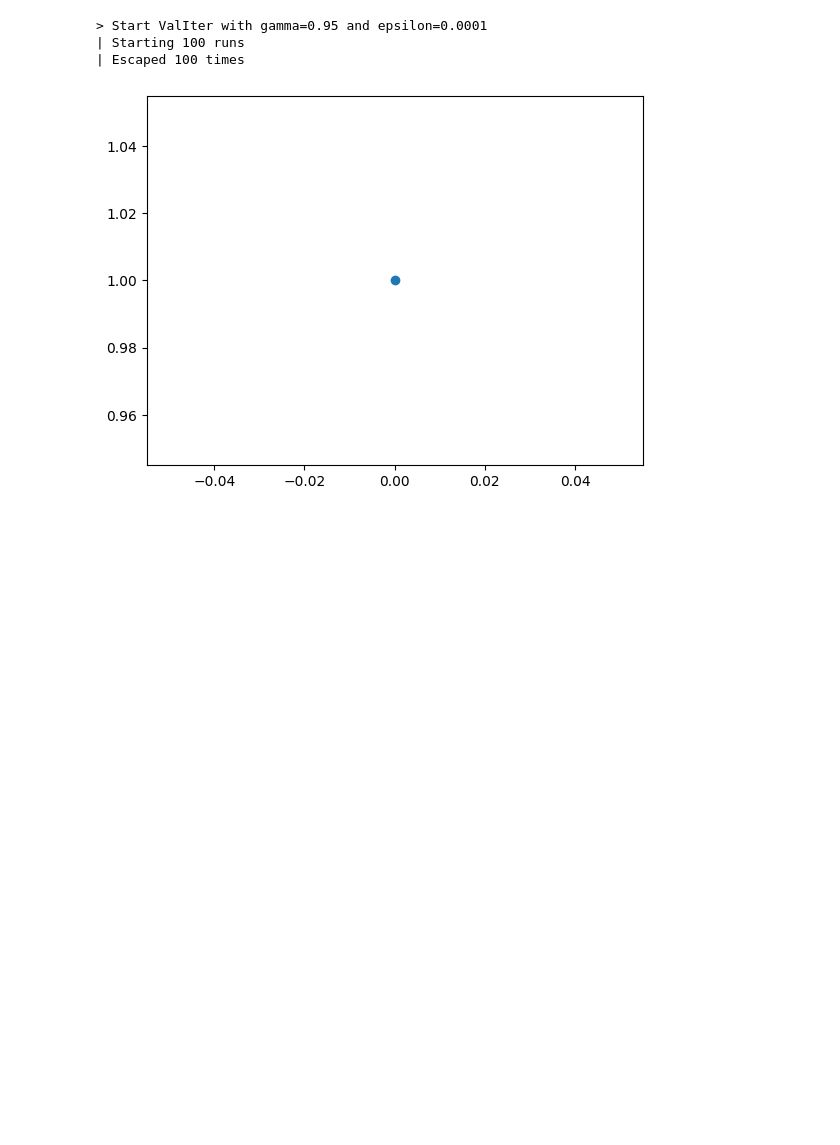
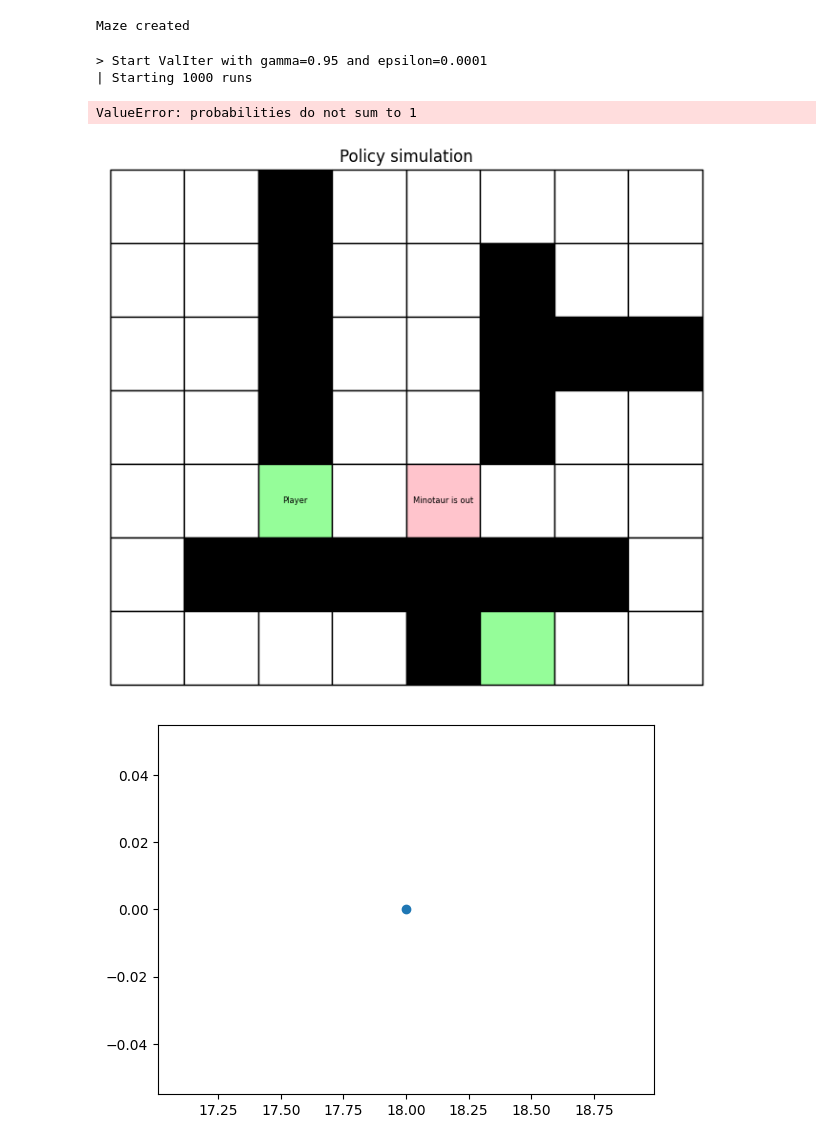
Before and after one commit to kaarmu/el2805, a Jupyter notebook: lab1/notebook.ipynb, the cells around one changed output. Drawn from its saved outputs; the diff is of its cells as text; code cells hidden in the pictures; blank space fills up the shorter version.

```diff
--- a/lab1/notebook.ipynb
+++ b/lab1/notebook.ipynb
@@ -50,7 +1,52 @@ DynProg(env, start, horizons=range(1, 31))
+# %%
+import numpy as np
+import maze2 as mz
+from lab1_p1 import DynProg, ValIter
+
+# Description of the maze as a numpy array
+maze = np.array([
+    [0, 0, 1, 0, 0, 0, 0, 0],
+    [0, 0, 1, 0, 0, 1, 0, 0],
+    [0, 0, 1, 0, 0, 1, 1, 1],
+    [0, 0, 1, 0, 0, 1, 0, 0],
+    [0, 0, 0, 0, 0, 0, 0, 0],
+    [0, 1, 1, 1, 1, 1, 1, 0],
+    [0, 0, 0, 0, 1, 2, 0, 0],
+])
+# with the convention
+# 0 = empty cell
+# 1 = obstacle
+# 2 = exit of the Maze
+
+# Create an environment maze
+env = mz.Maze(maze, minotaur=True, standstill=True, turn_based=True)
+print('Maze created')
+
+# Create start state
+
+start = (
+    (0, 0),
+)
+
+if env.enabled_minotaur:
+    start += (
+        (6,5),
+    )
+
+if env.enabled_turn_based:
+    start += (
+        env.STATE_TURN_PLAYER,
+    )
+# %% [output]
+Maze created
 # %%
-ValIter(env, start, num_runs=100)
+ValIter(env, start, num_runs=1000)
 # %% [output]
 > Start ValIter with gamma=0.95 and epsilon=0.0001
-| Starting 100 runs
-| Escaped 100 times
+| Starting 1000 runs
-[figure, removed]
+ValueError: probabilities do not sum to 1
+# %%
+DynProg(env, start, horizons=range(18, 19), num_runs=1, animate=True)
+# %% [output]
+[figure, new version]
+[figure, added]
```
Also changed, not shown: parts of 3 cells of this notebook, 3 other files.
